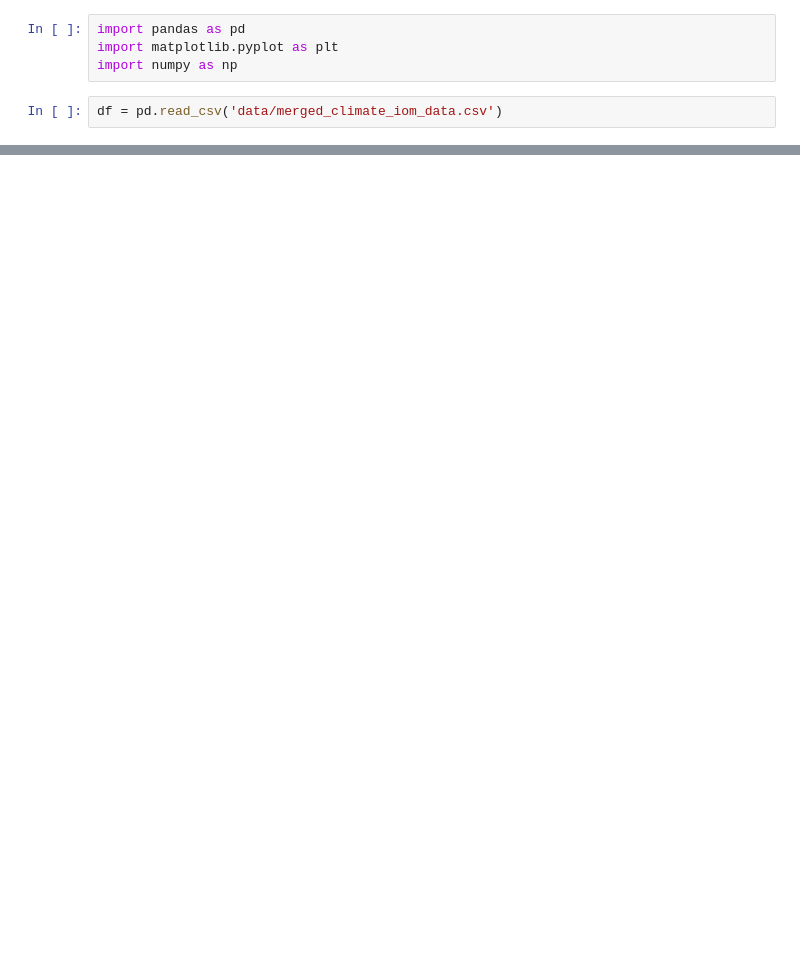
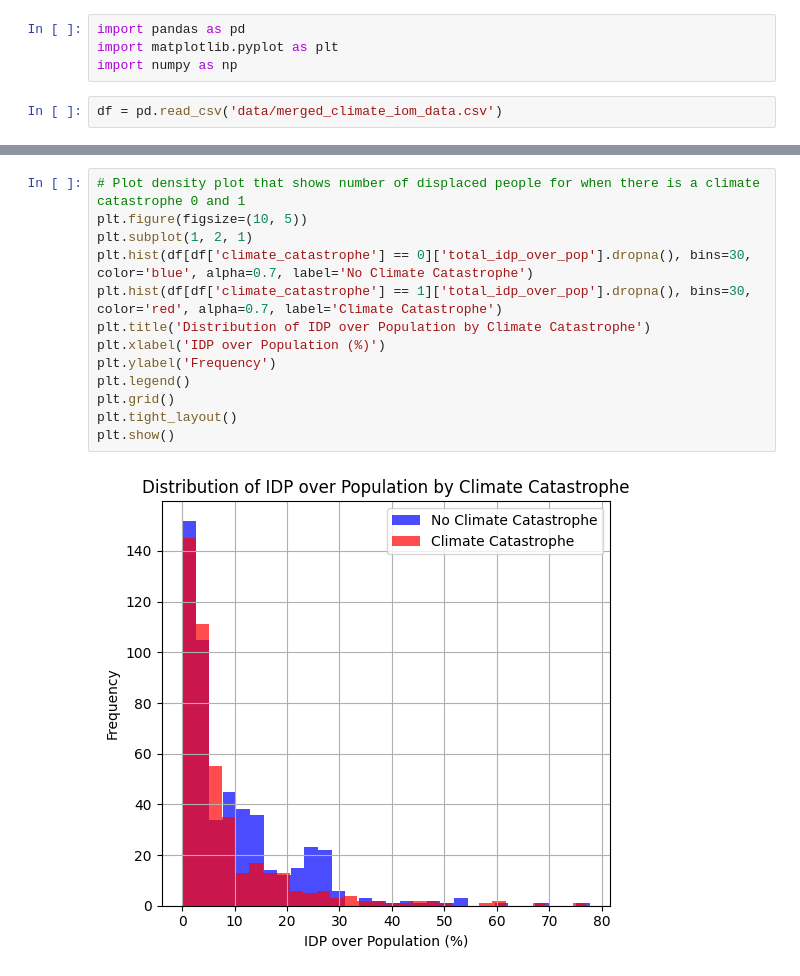
Before and after one commit to emijlop/climate-migration-project, a Jupyter notebook: 002_exploratory_data.ipynb, the cells around one changed output, grey strips where cells are left out. Saved outputs shown, nothing was run; the diff lists cells and outputs as text; blank space fills up the shorter version.

Commit message:
initial exploratory, merge w climate

```diff
--- a/002_exploratory_data.ipynb
+++ b/002_exploratory_data.ipynb
@@ -63,0 +172,15 @@ plt.show()
+# %%
+# Plot density plot that shows number of displaced people for when there is a climate catastrophe 0 and 1
+plt.figure(figsize=(10, 5))
+plt.subplot(1, 2, 1)
+plt.hist(df[df['climate_catastrophe'] == 0]['total_idp_over_pop'].dropna(), bins=30, color='blue', alpha=0.7, label='No Climate Catastrophe')
+plt.hist(df[df['climate_catastrophe'] == 1]['total_idp_over_pop'].dropna(), bins=30, color='red', alpha=0.7, label='Climate Catastrophe')
+plt.title('Distribution of IDP over Population by Climate Catastrophe')
+plt.xlabel('IDP over Population (%)')
+plt.ylabel('Frequency')
+plt.legend()
+plt.grid()
+plt.tight_layout()
+plt.show()
+# %% [output]
+[figure, added]
```
Also changed, not shown: parts of 23 cells of this notebook, 3 other files.
